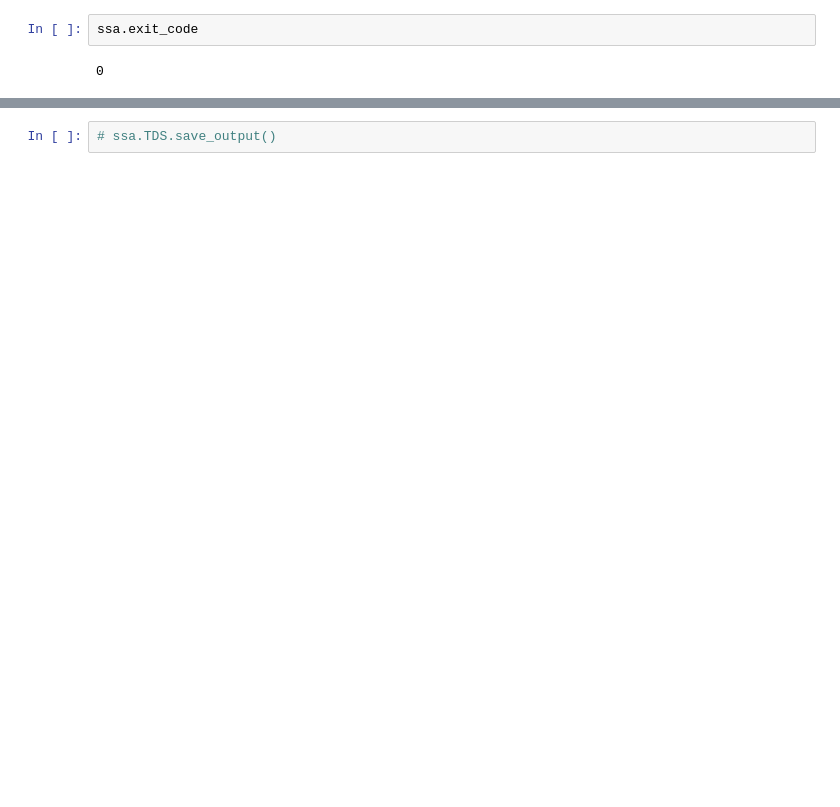
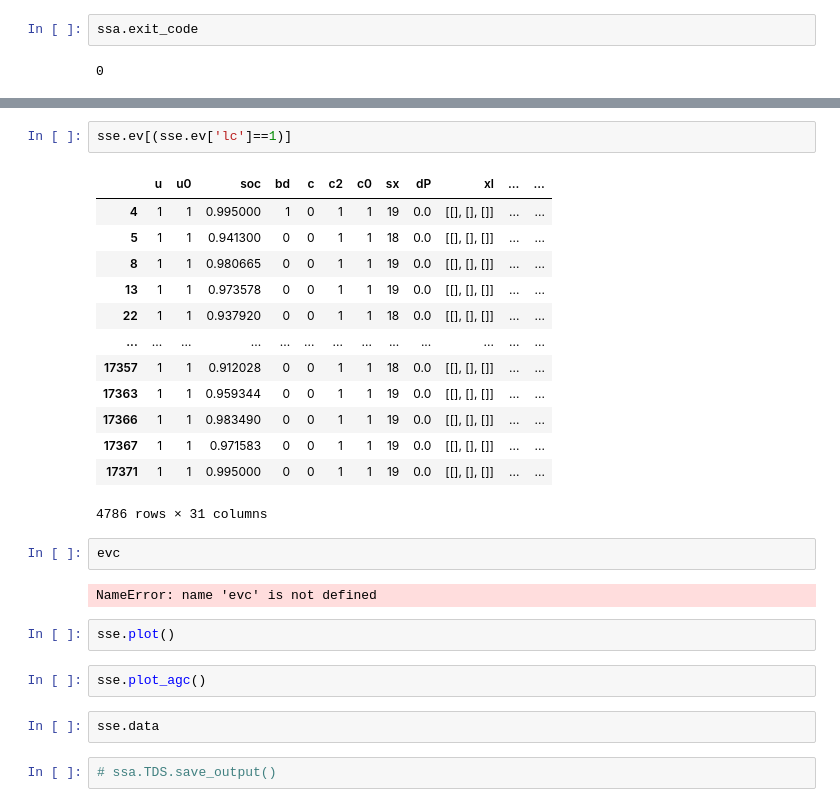
Before and after one commit to jinningwang/andes, a Jupyter notebook: jwang/notes/cosim_ev_F2_ict.ipynb, the cells around one changed output, grey strips where cells are left out. Saved outputs shown, nothing was run; the diff lists cells and outputs as text; blank space fills up the shorter version.

```diff
--- a/jwang/notes/cosim_ev_F2_ict.ipynb
+++ b/jwang/notes/cosim_ev_F2_ict.ipynb
@@ -280,3 +302,29 @@ sse.plot_agc()
+# %%
+sse.ev[(sse.ev['lc']==1)]
+# %% [output]
+|  | u | u0 | soc | bd | c | c2 | c0 | sx | dP | xl | ... | ... |
+| 4 | 1 | 1 | 0.995000 | 1 | 0 | 1 | 1 | 19 | 0.0 | [[], [], []] | ... | ... |
+| 5 | 1 | 1 | 0.941300 | 0 | 0 | 1 | 1 | 18 | 0.0 | [[], [], []] | ... | ... |
+| 8 | 1 | 1 | 0.980665 | 0 | 0 | 1 | 1 | 19 | 0.0 | [[], [], []] | ... | ... |
+| 13 | 1 | 1 | 0.973578 | 0 | 0 | 1 | 1 | 19 | 0.0 | [[], [], []] | ... | ... |
+| 22 | 1 | 1 | 0.937920 | 0 | 0 | 1 | 1 | 18 | 0.0 | [[], [], []] | ... | ... |
+| ... | ... | ... | ... | ... | ... | ... | ... | ... | ... | ... | ... | ... |
+| 17357 | 1 | 1 | 0.912028 | 0 | 0 | 1 | 1 | 18 | 0.0 | [[], [], []] | ... | ... |
+| 17363 | 1 | 1 | 0.959344 | 0 | 0 | 1 | 1 | 19 | 0.0 | [[], [], []] | ... | ... |
+| 17366 | 1 | 1 | 0.983490 | 0 | 0 | 1 | 1 | 19 | 0.0 | [[], [], []] | ... | ... |
+| 17367 | 1 | 1 | 0.971583 | 0 | 0 | 1 | 1 | 19 | 0.0 | [[], [], []] | ... | ... |
+| 17371 | 1 | 1 | 0.995000 | 0 | 0 | 1 | 1 | 19 | 0.0 | [[], [], []] | ... | ... |
+4786 rows × 31 columns
+# %%
+evc
+# %% [output]
+NameError: name 'evc' is not defined
+# %%
+sse.plot()
+# %%
+sse.plot_agc()
+# %%
+sse.data
 # %%
 # ssa.TDS.save_output()
 # %%
```
Also changed, not shown: parts of 22 cells of this notebook, 17 other files.
